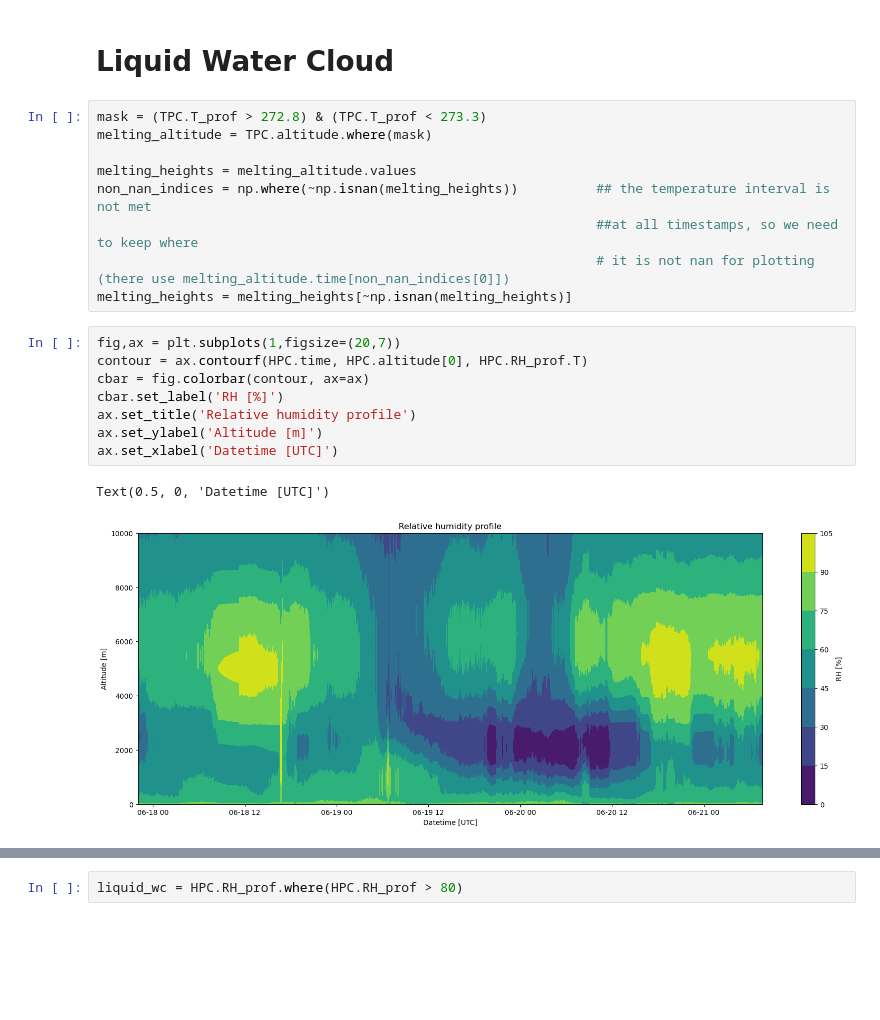
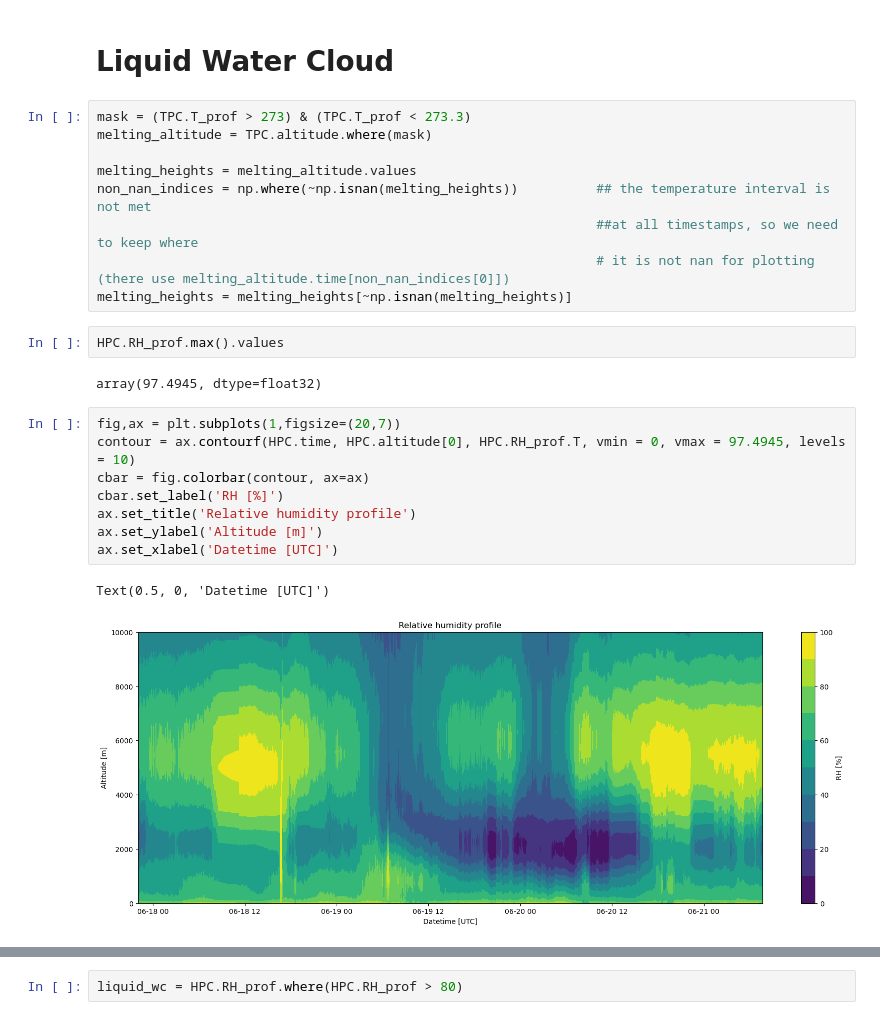
Before and after one commit to nefelita/Fieldwork, a Jupyter notebook: Nef.ipynb, the cells around one changed output, grey strips where cells are left out. Saved outputs shown, nothing was run; the diff lists cells and outputs as text; blank space fills up the shorter version.

```diff
--- a/Nef.ipynb
+++ b/Nef.ipynb
@@ -384,7 +385,7 @@ Data variables: (12/14)
 # %% [markdown]
 # Liquid Water Cloud
 # %%
-mask = (TPC.T_prof > 272.8) & (TPC.T_prof < 273.3)
+mask = (TPC.T_prof > 273) & (TPC.T_prof < 273.3)
 melting_altitude = TPC.altitude.where(mask)
 
 melting_heights = melting_altitude.values
@@ -392,14 +393,18 @@ non_nan_indices = np.where(~np.isnan(melting_heights))          ## the temperatu
                                                                 ##at all timestamps, so we need to keep where
                                                                 # it is not nan for plotting (there use melting_altitude.time[non_nan_indices[0]])
 melting_heights = melting_heights[~np.isnan(melting_heights)]
+# %%
+HPC.RH_prof.max().values
+# %% [output]
+array(97.4945, dtype=float32)
 # %%
 fig,ax = plt.subplots(1,figsize=(20,7))
-contour = ax.contourf(HPC.time, HPC.altitude[0], HPC.RH_prof.T)
+contour = ax.contourf(HPC.time, HPC.altitude[0], HPC.RH_prof.T, vmin = 0, vmax = 97.4945, levels = 10)
 cbar = fig.colorbar(contour, ax=ax)
 cbar.set_label('RH [%]')
 ax.set_title('Relative humidity profile')
 ax.set_ylabel('Altitude [m]')
 ax.set_xlabel('Datetime [UTC]')
 # %% [output]
 Text(0.5, 0, 'Datetime [UTC]')
-[figure, old version]
+[figure, new version]
```
Also changed, not shown: parts of 4 cells of this notebook.
